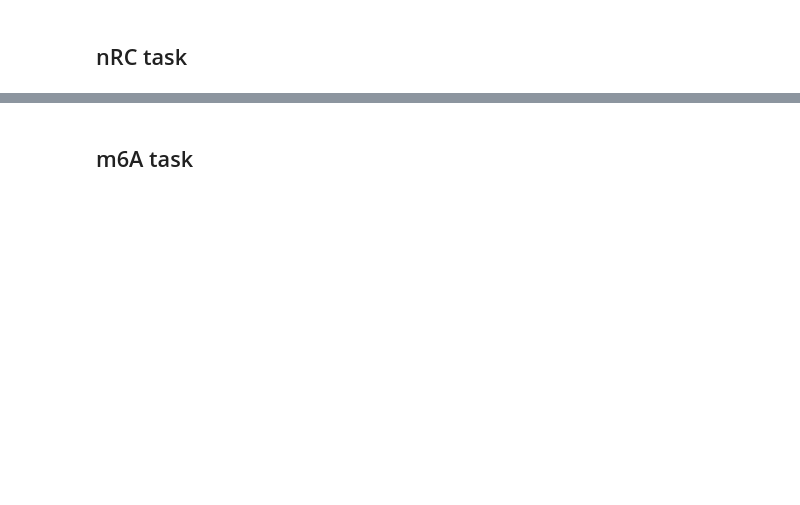
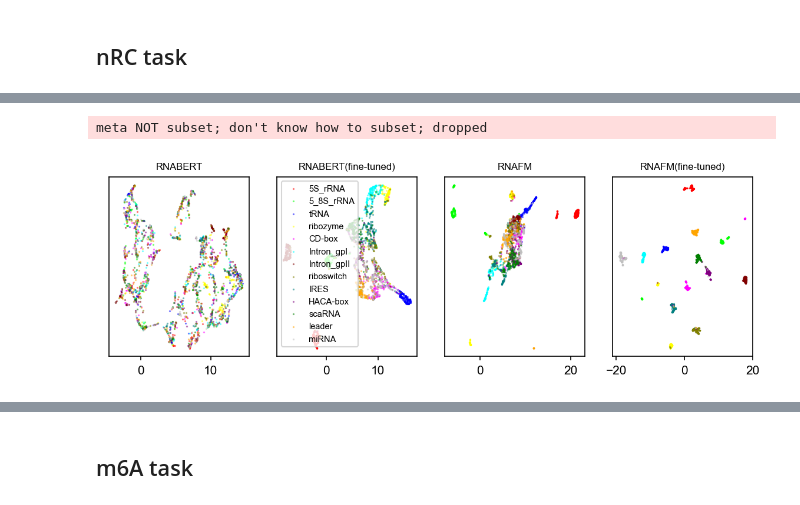
Before and after one commit to ShenLab-Genomics/biombenchmark, a Jupyter notebook: analyzer/analyze.ipynb, the cells around one changed output, grey strips where cells are left out. Cells and saved outputs as stored; diff of their text form; code cells hidden in the pictures; blank space fills up the shorter version.

```diff
--- a/analyzer/analyze.ipynb
+++ b/analyzer/analyze.ipynb
@@ -157,0 +223,69 @@ meta NOT subset; don't know how to subset; dropped
+# %%
+def draw_umap(pred,label):
+    UMAP_COLORS = ['#FF0000','#00FF00','#0000FF','#FFFF00','#FF00FF','#00FFFF','#800000','#808000','#008080','#800080','#008000','#FFA500','#C0C0C0']
+    nRC_labels = {
+        0: "5S_rRNA",
+        1: "5_8S_rRNA",
+        2: "tRNA",
+        3: "ribozyme",
+        4: "CD-box",
+        5: "Intron_gpI",
+        6: "Intron_gpII",
+        7: "riboswitch",
+        8: "IRES",
+        9: "HACA-box",
+        10: "scaRNA",
+        11: "leader",
+        12: "miRNA"
+    }
+    pred = np.load(pred)
+    label = np.load(label)
+    reducer = umap.UMAP()
+    embedding = reducer.fit_transform(pred)
+    # 根据标签绘制不同颜色的点
+    for y in range(13):  # 从0到12共13个类别
+        indices = (y == label)
+        plt.scatter(embedding[indices, 0], embedding[indices, 1],
+                    label=f"{nRC_labels[y]}",
+                    s=0.3,
+                    alpha=0.5,
+                    facecolors=UMAP_COLORS[y],
+                    edgecolors=None
+                    # c=UMAP_COLORS[y]
+                    )
+    plt.yticks([])
+
+# 创建图表
+plt.figure(figsize=(9.4, 2.7),dpi=150)
+
+plt.subplot(1, 4, 1)
+pred = 'tables/nRC/RNABERT/epoch_0_emb_pred.npy'
+label = 'tables/nRC/RNABERT/epoch_0_emb_labels.npy'
+draw_umap(pred,label)
+plt.title('RNABERT',fontsize=X_LABEL_SIZE)
+
+plt.subplot(1, 4, 2)
+pred = 'tables/nRC/RNABERT/epoch_29_emb_pred.npy'
+label = 'tables/nRC/RNABERT/epoch_29_emb_labels.npy'
+draw_umap(pred,label)
+plt.title('RNABERT(fine-tuned)',fontsize=X_LABEL_SIZE)
+plt.legend(loc='upper left',fontsize=X_TICK_SIZE)
+
+
+plt.subplot(1, 4, 3)
+pred = 'tables/nRC/RNAFM/epoch_0_emb_pred.npy'
+label = 'tables/nRC/RNAFM/epoch_0_emb_labels.npy'
+draw_umap(pred,label)
+plt.title('RNAFM',fontsize=X_LABEL_SIZE)
+
+plt.subplot(1, 4, 4)
+pred = 'tables/nRC/RNAFM/epoch_29_emb_pred.npy'
+label = 'tables/nRC/RNAFM/epoch_29_emb_labels.npy'
+draw_umap(pred,label)
+plt.title('RNAFM(fine-tuned)',fontsize=X_LABEL_SIZE)
+
+plt.savefig('figures/nRCcls_umap.png', dpi=300)
+plt.savefig('figures/nRCcls_umap.pdf',dpi=300)
+# %% [output]
+meta NOT subset; don't know how to subset; dropped
+[figure, added]
```
Also changed, not shown: parts of 41 cells of this notebook, 3 other files.
